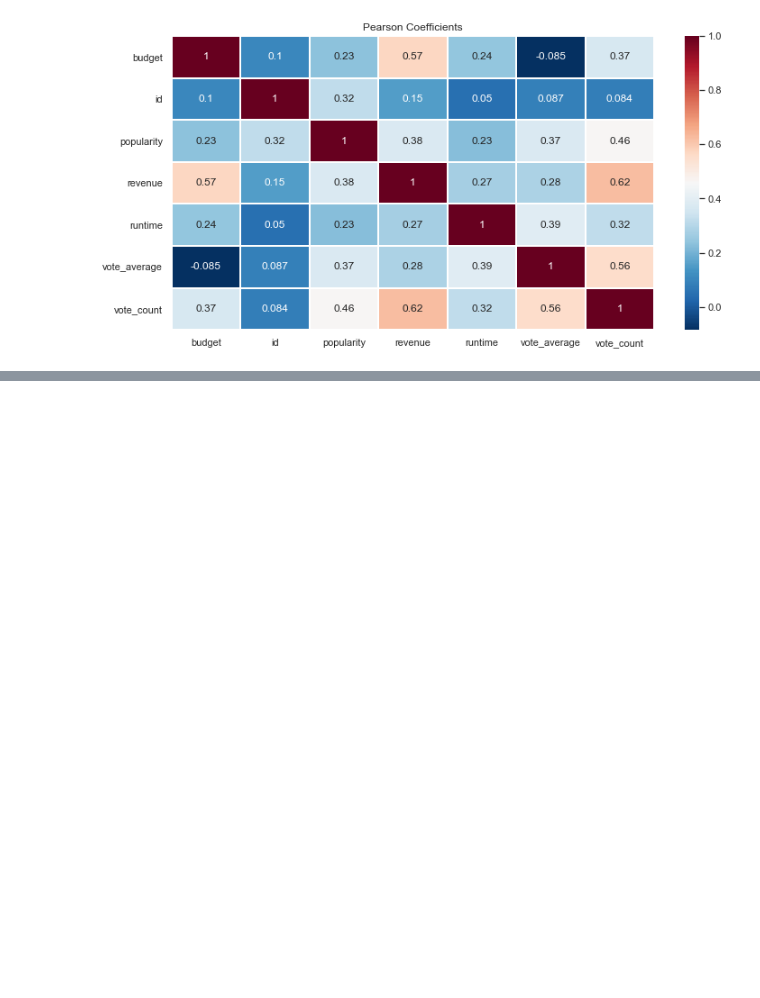
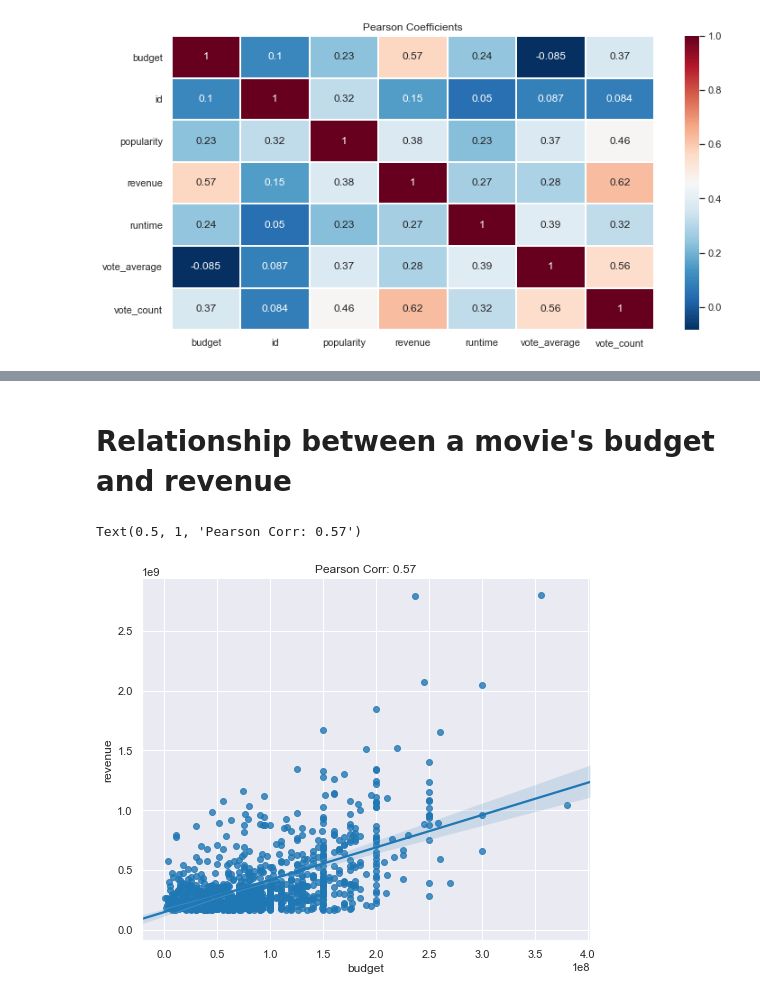
Before and after one commit to sciencelee/dsc-mod-1-project-v2-1-online-ds-sp-000, a Jupyter notebook: student.ipynb, the cells around one changed output, grey strips where cells are left out. Saved outputs shown, nothing was run; the diff lists cells and outputs as text; code cells hidden in the pictures; blank space fills up the shorter version.

```diff
--- a/student.ipynb
+++ b/student.ipynb
@@ -339,0 +349,15 @@ Text(0.5, 1, 'Pearson Coefficients')
+# %% [markdown]
+# Relationship between a movie's budget and revenue
+# %%
+# calculate pearson corr for budget revenue
+pval = df[['budget', 'revenue']].corr(method ='pearson').iloc[0,1]
+
+# make regression plot
+fgrid = sns.lmplot(data=df, x='budget', y='revenue', size=6, aspect=1.2)
+
+# annotate with pval
+ax = fgrid.axes[0,0]
+ax.set_title('Pearson Corr: {:.2f}'.format(pval))
+# %% [output]
+Text(0.5, 1, 'Pearson Corr: 0.57')
+[figure, added]
```
Also changed, not shown: parts of 6 cells of this notebook.
